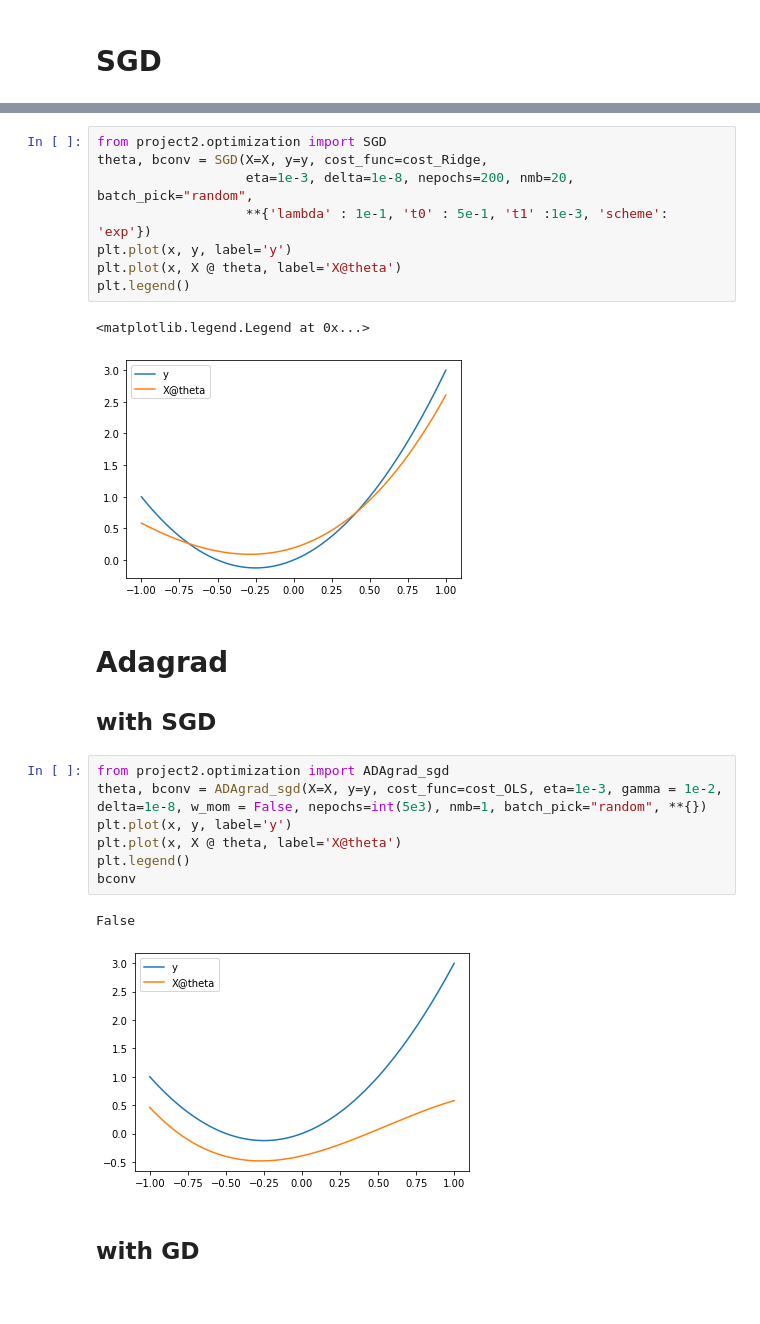
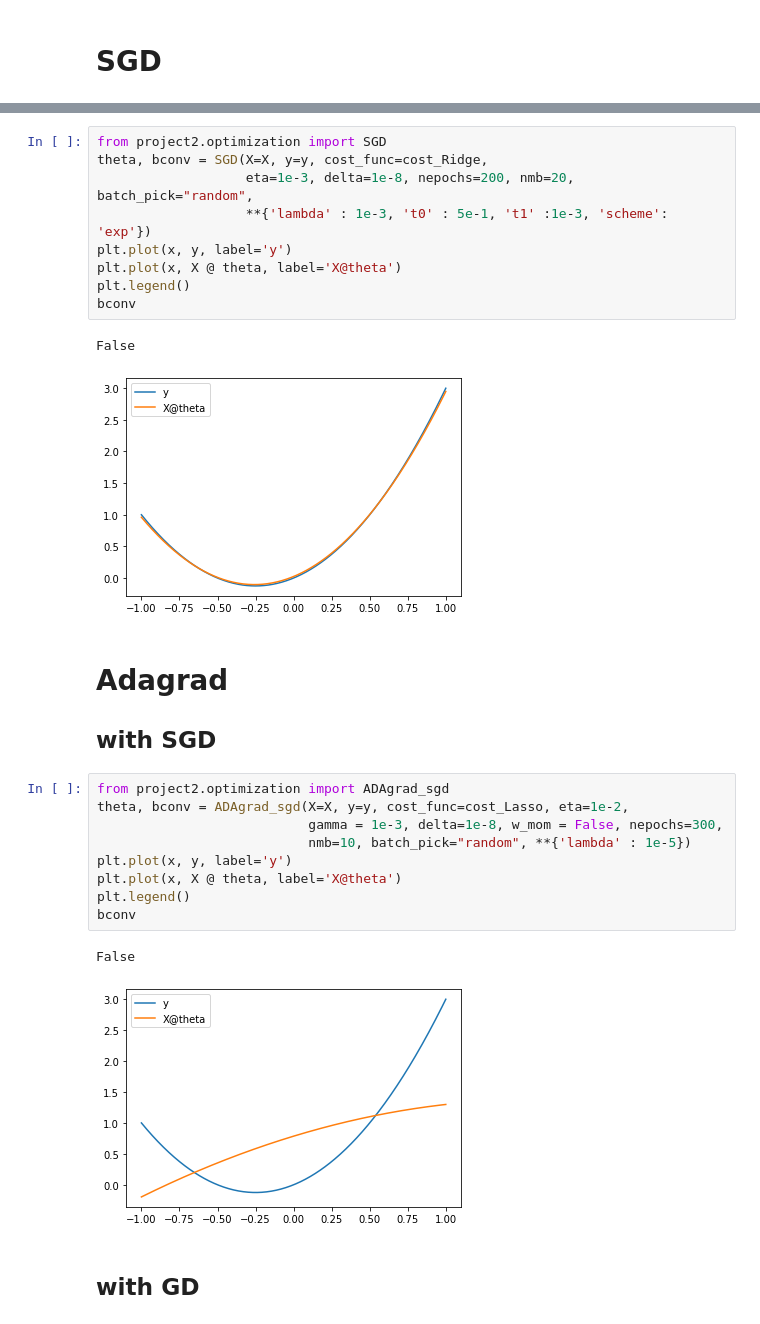
Before and after one commit to johanage/ada_ml_project2, a Jupyter notebook: project2_nb_optimization_methods_verification.ipynb, the cells around one changed output, grey strips where cells are left out. Drawn from its saved outputs; the diff is of its cells as text.

```diff
--- a/project2_nb_optimization_methods_verification.ipynb
+++ b/project2_nb_optimization_methods_verification.ipynb
@@ -128,27 +128,30 @@ False
 from project2.optimization import SGD
 theta, bconv = SGD(X=X, y=y, cost_func=cost_Ridge,
                    eta=1e-3, delta=1e-8, nepochs=200, nmb=20, batch_pick="random",
-                   **{'lambda' : 1e-1, 't0' : 5e-1, 't1' :1e-3, 'scheme': 'exp'})
+                   **{'lambda' : 1e-3, 't0' : 5e-1, 't1' :1e-3, 'scheme': 'exp'})
 plt.plot(x, y, label='y')
 plt.plot(x, X @ theta, label='X@theta')
 plt.legend()
+bconv
 # %% [output]
-<matplotlib.legend.Legend at 0x...>
+False
-[figure, old version]
+[figure, new version]
 # %% [markdown]
 # Adagrad
 
 ## with SGD
 # %%
 from project2.optimization import ADAgrad_sgd
-theta, bconv = ADAgrad_sgd(X=X, y=y, cost_func=cost_OLS, eta=1e-3, gamma = 1e-2, delta=1e-8, w_mom = False, nepochs=int(5e3), nmb=1, batch_pick="random", **{})
+theta, bconv = ADAgrad_sgd(X=X, y=y, cost_func=cost_Lasso, eta=1e-2,
+                           gamma = 1e-3, delta=1e-8, w_mom = False, nepochs=300,
+                           nmb=10, batch_pick="random", **{'lambda' : 1e-5})
 plt.plot(x, y, label='y')
 plt.plot(x, X @ theta, label='X@theta')
 plt.legend()
 bconv
 # %% [output]
 False
-[figure, old version]
+[figure, new version]
 # %% [markdown]
 ## with GD
 # %%
```
Also changed, not shown: parts of 10 cells of this notebook, 15 other files.
